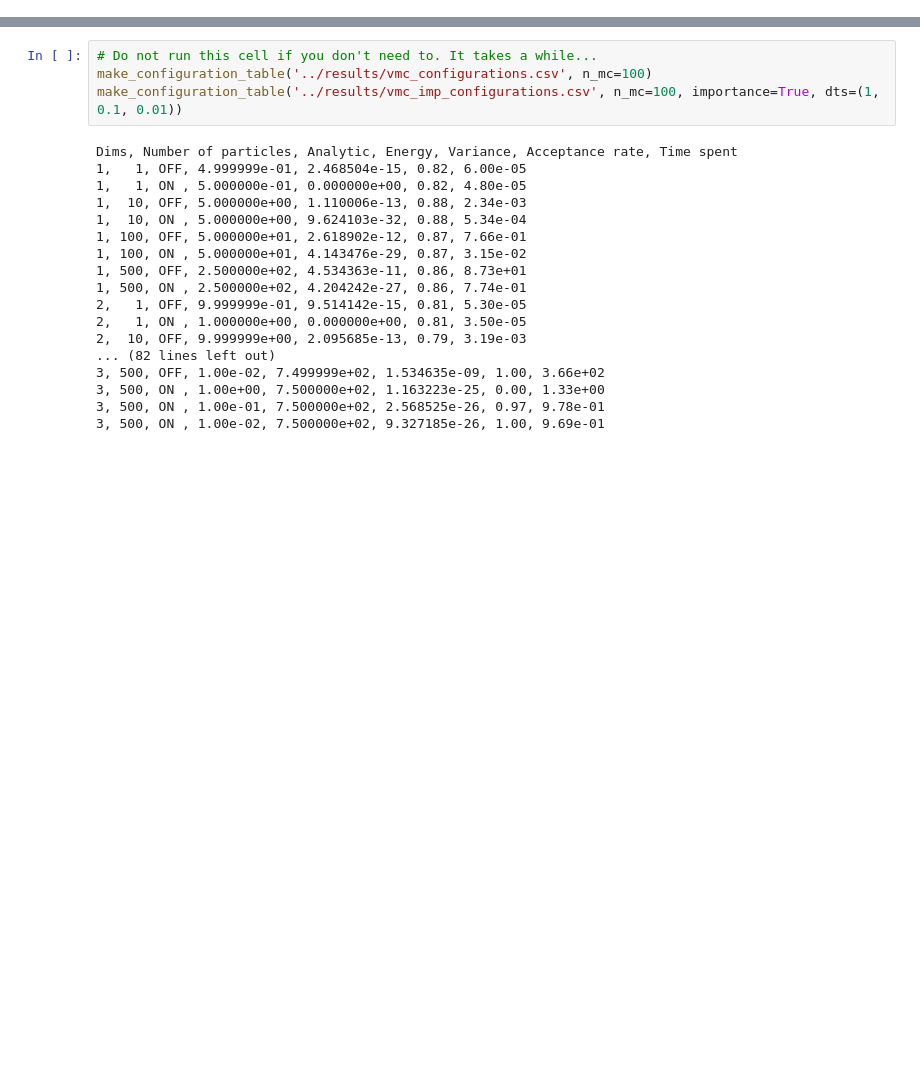
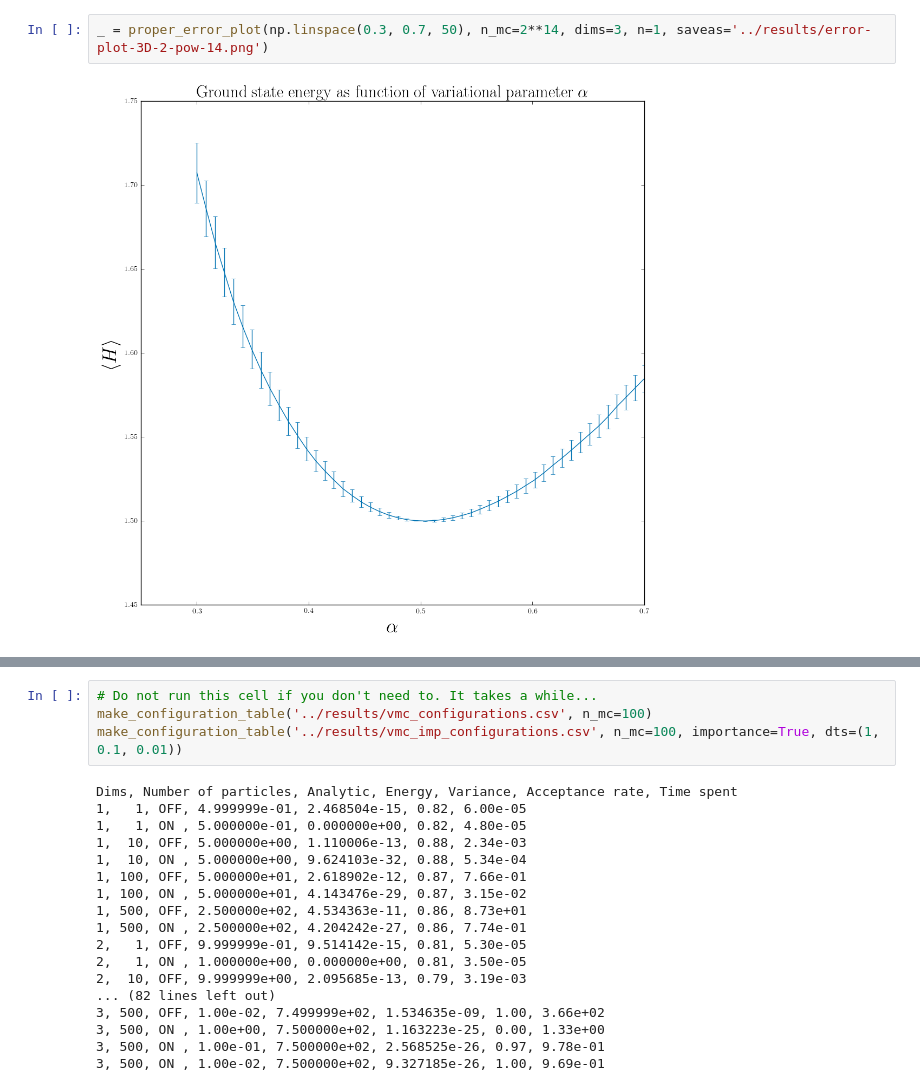
Before and after one commit to bsamseth/qflow, a Jupyter notebook: project1/src/analysis.ipynb, the cells around one changed output, grey strips where cells are left out. Drawn from its saved outputs; the diff is of its cells as text; blank space fills up the shorter version.

```diff
--- a/project1/src/analysis.ipynb
+++ b/project1/src/analysis.ipynb
@@ -232,3 +17,7 @@ Original           Bias      Std. error
+# %%
+_ = proper_error_plot(np.linspace(0.3, 0.7, 50), n_mc=2**14, dims=3, n=1, saveas='../results/error-plot-3D-2-pow-14.png')
+# %% [output]
+[figure, added]
 # %%
 E, _ = run_MC(n=1, dims=1, n_mc=2**18, alpha=0.55, importance=True)
 time_series_plot(E[len(E) - 150:], saveas='../results/time-series-example.png')
```
Also changed, not shown: parts of 7 cells of this notebook, 1 other file.
